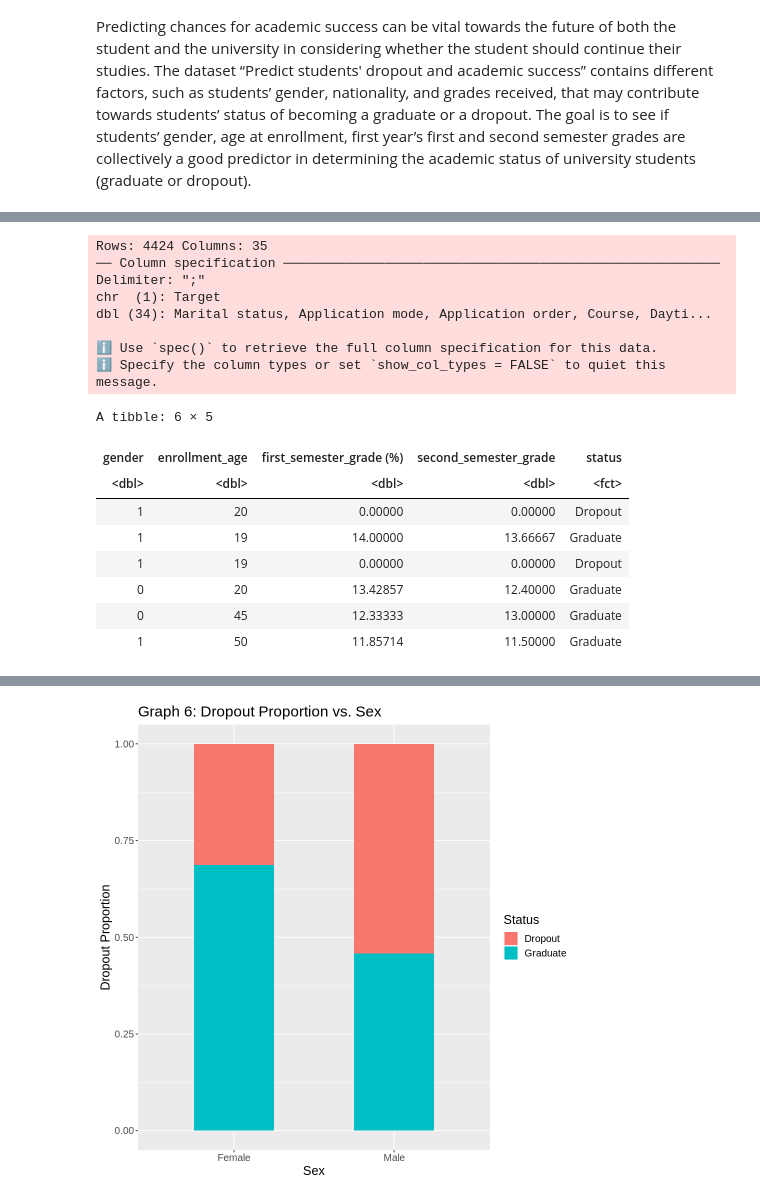
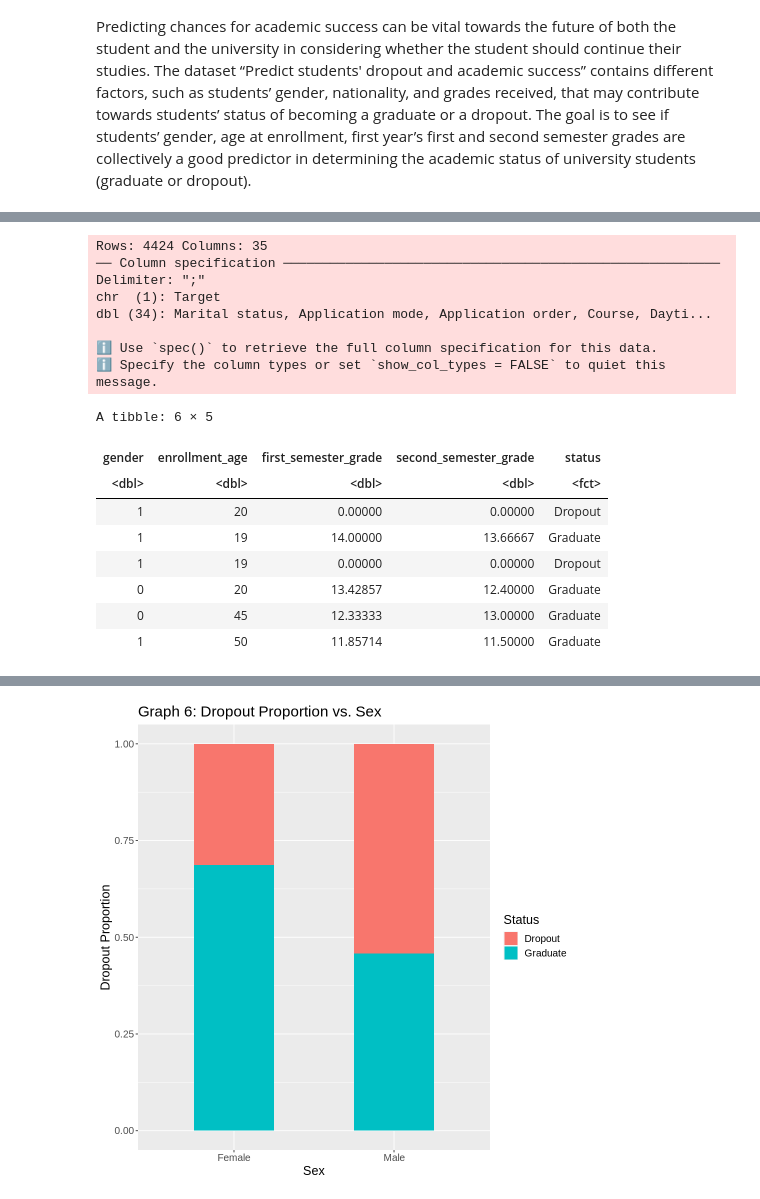
Before and after one commit to ekang27kc/dsci100-2023-T2-Group01-project, a Jupyter notebook: Project_Proposal.ipynb, the cells around one changed output, grey strips where cells are left out. Cells and saved outputs as stored; diff of their text form; code cells hidden in the pictures.

```diff
--- a/Project_Proposal.ipynb
+++ b/Project_Proposal.ipynb
@@ -33,26 +35,26 @@ set.seed(1)
 # %%
 #load data into R and tidy and wrangle it for our analysis
 data_set<- read_delim("https://zenodo.org/record/5777340/files/dataset.csv?download=1", delim = ";")
 my_data <- data_set |>
     select(`Gender`, `Age at enrollment`, `Curricular units 1st sem (grade)`,
            `Curricular units 2nd sem (grade)`, `Target`) |>
     filter(Target != "Enrolled") |>
     mutate(Target = factor(Target, levels = c("Dropout", "Graduate")))
 # could we also mutate grades into percentages by multiplying their values by 5 (since it's out of 20)?
-colnames(my_data) <- c('gender', 'enrollment_age', 'first_semester_grade (%)', 'second_semester_grade', 'status') # rename
+colnames(my_data) <- c('gender', 'enrollment_age', 'first_semester_grade', 'second_semester_grade', 'status') # rename
 
 head(my_data)
 # %% [output]
 Rows: 4424 Columns: 35
 ── Column specification ────────────────────────────────────────────────────────
 Delimiter: ";"
 chr  (1): Target
 dbl (34): Marital status, Application mode, Application order, Course, Dayti...
 
 ℹ Use `spec()` to retrieve the full column specification for this data.
 ℹ Specify the column types or set `show_col_types = FALSE` to quiet this message.
 A tibble: 6 × 5
-| gender | enrollment_age | first_semester_grade (%) | second_semester_grade | status |
+| gender | enrollment_age | first_semester_grade | second_semester_grade | status |
 | <dbl> | <dbl> | <dbl> | <dbl> | <fct> |
 | 1 | 20 | 0.00000 | 0.00000 | Dropout |
 | 1 | 19 | 14.00000 | 13.66667 | Graduate |
```
Also changed, not shown: parts of 5 cells of this notebook.
